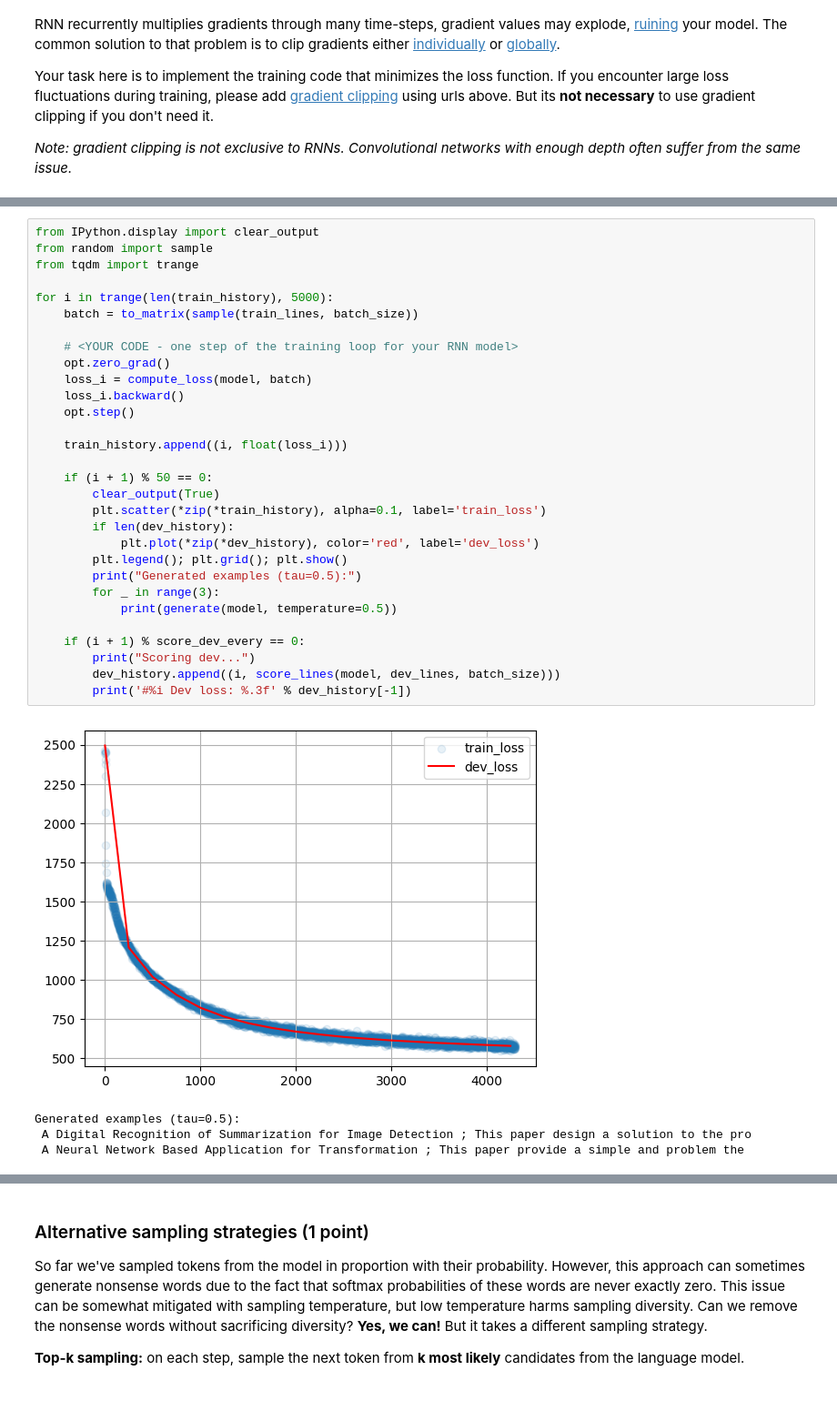
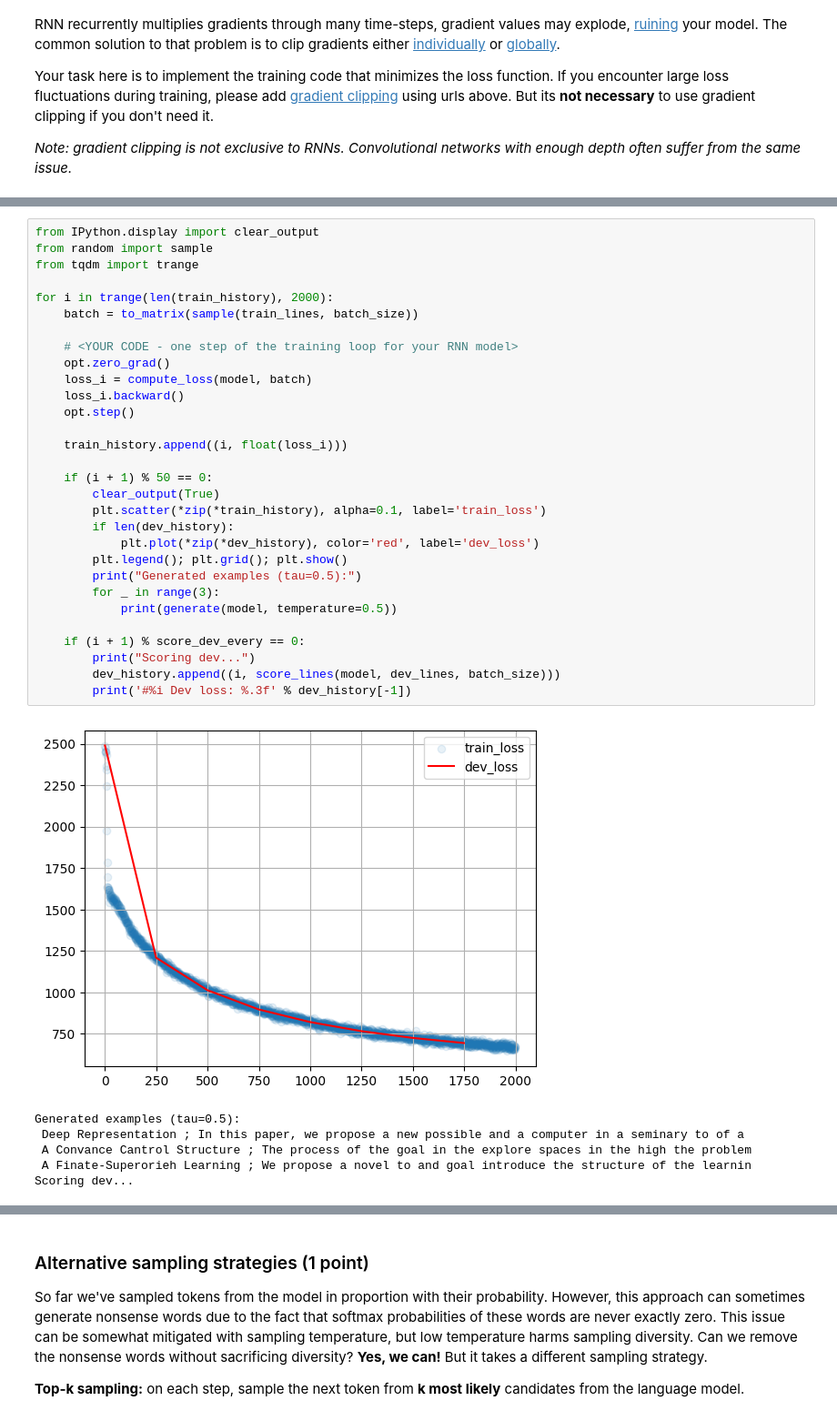
Before and after one commit to denzel-lito/yandexdataschool_nlp_course, a Jupyter notebook: week03_lm/homework_pytorch.ipynb, the cells around one changed output, grey strips where cells are left out. Shown at 91% size. Saved outputs shown, nothing was run; the diff lists cells and outputs as text.

```diff
--- a/week03_lm/homework_pytorch.ipynb
+++ b/week03_lm/homework_pytorch.ipynb
@@ -460,35 +460,37 @@ Sample before training: Bridgingäτïv_°;n(τ5°jöFTc°zf?Öv|&4z5,#çŁÜG.i
 # %%
 from IPython.display import clear_output
 from random import sample
 from tqdm import trange
 
-for i in trange(len(train_history), 5000):
+for i in trange(len(train_history), 2000):
     batch = to_matrix(sample(train_lines, batch_size))
 
     # <YOUR CODE - one step of the training loop for your RNN model>
     opt.zero_grad()
     loss_i = compute_loss(model, batch)
     loss_i.backward()
     opt.step()
 
     train_history.append((i, float(loss_i)))
 
     if (i + 1) % 50 == 0:
         clear_output(True)
         plt.scatter(*zip(*train_history), alpha=0.1, label='train_loss')
         if len(dev_history):
             plt.plot(*zip(*dev_history), color='red', label='dev_loss')
         plt.legend(); plt.grid(); plt.show()
         print("Generated examples (tau=0.5):")
         for _ in range(3):
             print(generate(model, temperature=0.5))
 
     if (i + 1) % score_dev_every == 0:
         print("Scoring dev...")
         dev_history.append((i, score_lines(model, dev_lines, batch_size)))
         print('#%i Dev loss: %.3f' % dev_history[-1])
 # %% [output]
-[figure, old version]
+[figure, new version]
 Generated examples (tau=0.5):
- A Digital Recognition of Summarization for Image Detection ; This paper design a solution to the pro
- A Neural Network Based Application for Transformation ; This paper provide a simple and problem the
+ Deep Representation ; In this paper, we propose a new possible and a computer in a seminary to of a
+ A Convance Cantrol Structure ; The process of the goal in the explore spaces in the high the problem
+ A Finate-Superorieh Learning ; We propose a novel to and goal introduce the structure of the learnin
+Scoring dev...
```
Also changed, not shown: parts of 12 cells of this notebook, 6 other files.
